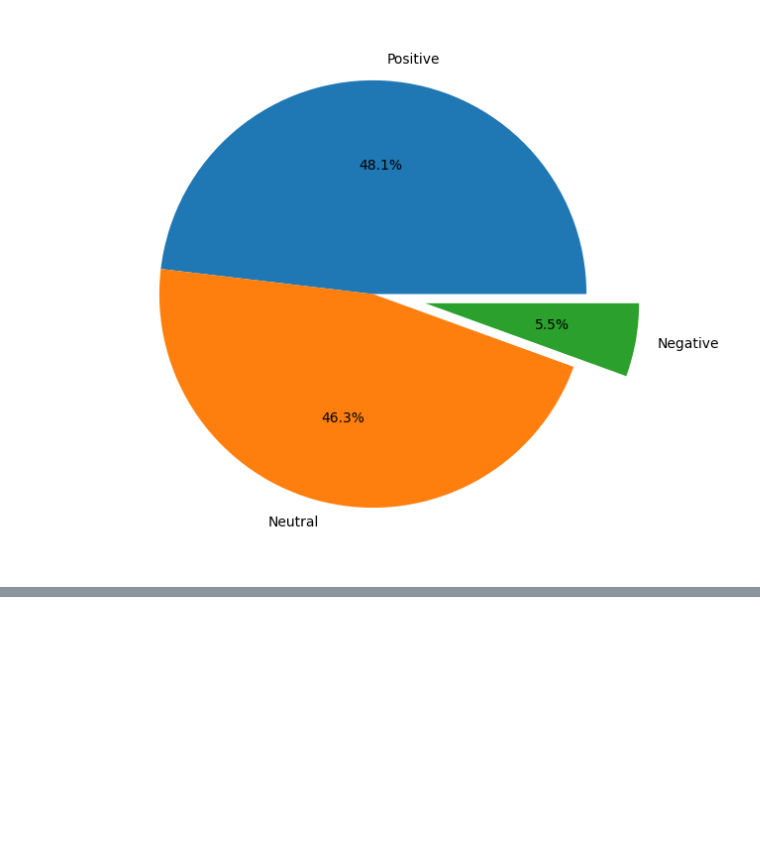
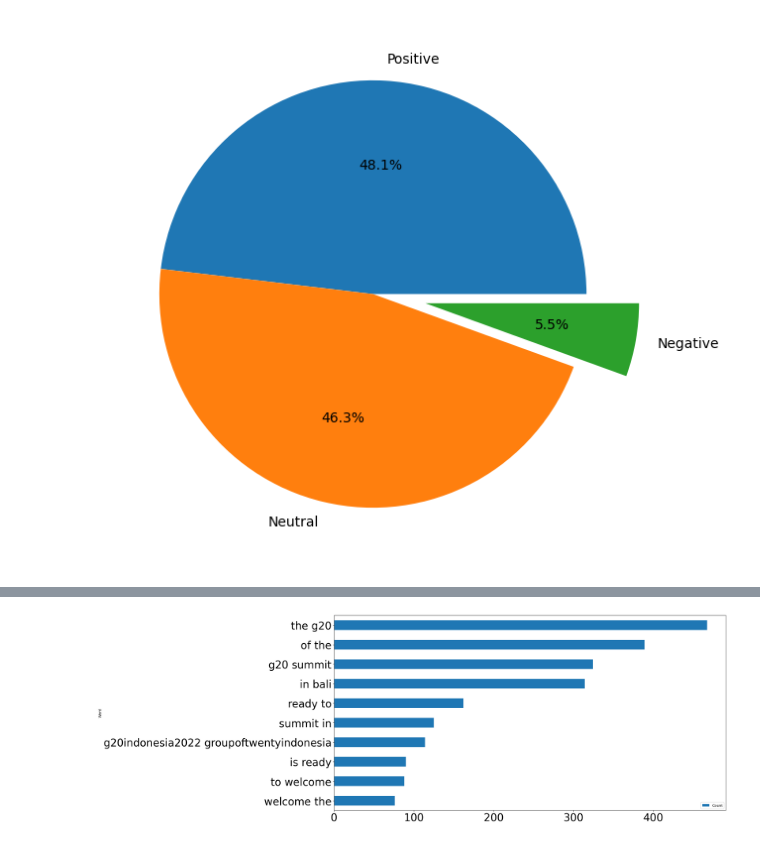
Before and after one commit to MrWaradana/dataset_g20, a Jupyter notebook: 4_sentiment_analysis_data_g20.ipynb, the cells around one changed output, grey strips where cells are left out. Saved outputs shown, nothing was run; the diff lists cells and outputs as text; code cells hidden in the pictures; blank space fills up the shorter version.

```diff
--- a/4_sentiment_analysis_data_g20.ipynb
+++ b/4_sentiment_analysis_data_g20.ipynb
@@ -92,0 +167,5 @@ plt.pie(tb_counts.values, labels=tb_counts.index, explode=(0,0,0.25), autopct='%
+# %%
+df_top_positive_bi.head(10).sort_values(by='Count',ascending=True).plot.barh(x='Word', y='Count', rot=0,figsize=(20,10),fontsize=30)
+plt.savefig('positif1.png',bbox_inches='tight')
+# %% [output]
+[figure, added]
```
Also changed, not shown: parts of 20 cells of this notebook, 11 other files.
